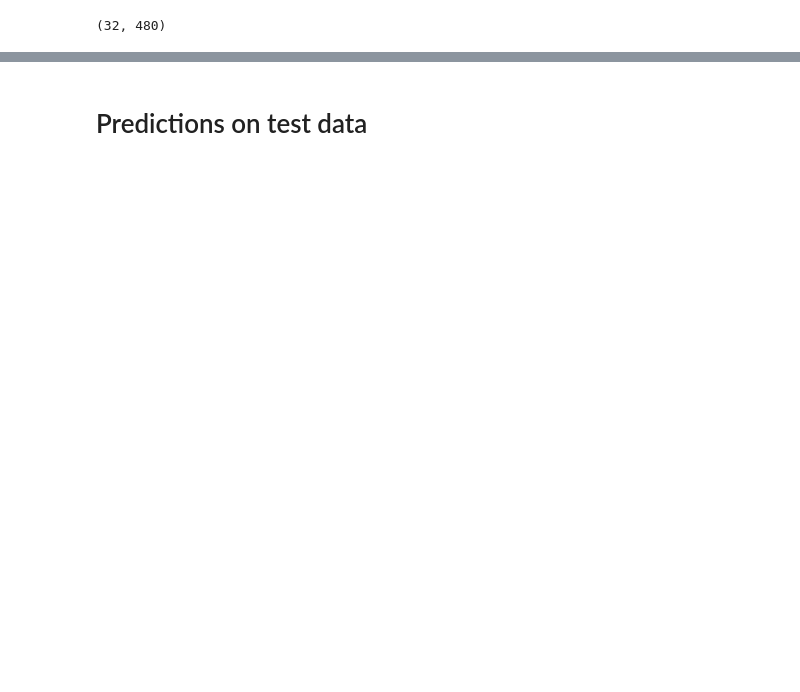
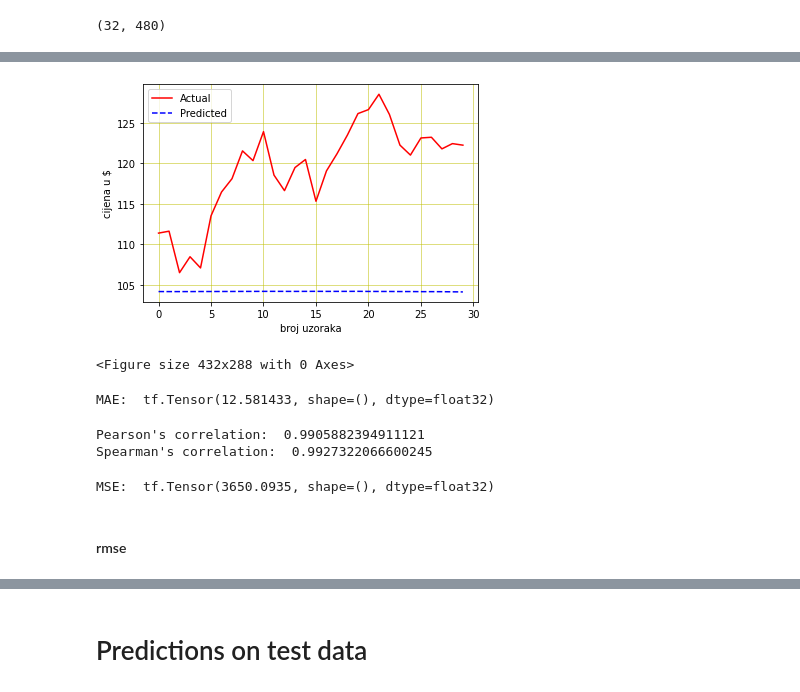
Before and after one commit to mikulicmateo/StockPrediction, a Jupyter notebook: MultioutputModel.ipynb, the cells around one changed output, grey strips where cells are left out. Cells and saved outputs as stored; diff of their text form; code cells hidden in the pictures; blank space fills up the shorter version.

```diff
--- a/MultioutputModel.ipynb
+++ b/MultioutputModel.ipynb
@@ -327,0 +358,46 @@ ds_test_yy = ds_test_y.batch(32)
+# %%
+pyplot.plot(list(ds_test_y)[0], linestyle='solid', color='r')
+pyplot.plot(predictions[0], linestyle='dashed', color='b')
+pyplot.legend(['Actual','Predicted'], loc='best')
+pyplot.grid(color = 'y', linewidth='0.5')
+pyplot.ylabel("cijena u $")
+pyplot.xlabel("broj uzoraka")
+pyplot.show()
+pyplot.savefig('snippet-test.png')
+# %% [output]
+[figure, added]
+<Figure size 432x288 with 0 Axes>
+# %%
+real = []
+predicted = []
+for real_vals, predicted_vals in zip(list(ds_test_y),list(predictions)):
+  real = real + list(real_vals)
+  predicted = predicted + list(predicted_vals)
+
+sum = 0
+for i in range(len(real)-1):
+  sum = sum + abs(real[i] - predicted[i])
+
+print("MAE: ", sum/len(real))
+# %% [output]
+MAE:  tf.Tensor(12.581433, shape=(), dtype=float32)
+# %%
+from scipy.stats import pearsonr, spearmanr
+
+pcorr, _ = pearsonr(real, predicted) #>0.5 and close to 1 high level of correlation
+scorr, _ = spearmanr(real, predicted)
+print("Pearson's correlation: ", pcorr)
+print("Spearman's correlation: ", scorr)
+# %% [output]
+Pearson's correlation:  0.9905882394911121
+Spearman's correlation:  0.9927322066600245
+# %%
+sum_mse1 = 0
+for i in range(len(real)-1):
+  sum_mse1 = sum_mse1 + ((real[i] - predicted[i]) ** 2)
+
+print("MSE: ", sum_mse1/len(real))
+# %% [output]
+MSE:  tf.Tensor(3650.0935, shape=(), dtype=float32)
+# %% [markdown]
+#### rmse
```
Also changed, not shown: parts of 49 cells of this notebook.
